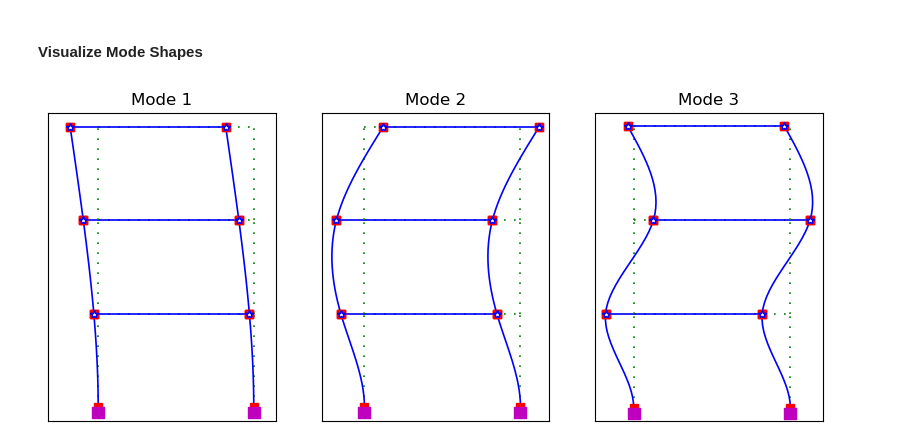
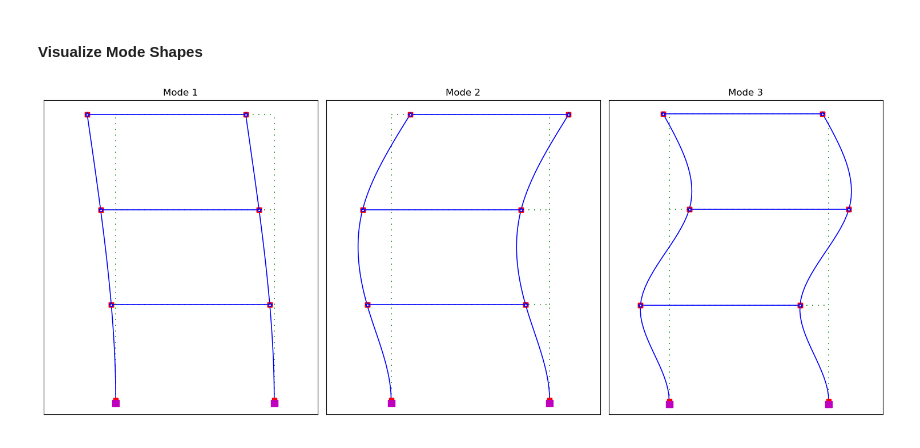
Before and after one commit to hkaragah/hkaragah.github.io, a Jupyter notebook: _sources/structure/opensees/two_story_mrf.ipynb, the cells around one changed output. Drawn from its saved outputs; the diff is of its cells as text; code cells hidden in the pictures.

```diff
--- a/_sources/structure/opensees/two_story_mrf.ipynb
+++ b/_sources/structure/opensees/two_story_mrf.ipynb
@@ -452,7 +453,20 @@ Computed gravity load from reactions: 405.0 kips
 # %% [markdown]
 #### Visualize Results
 # %%
-import opsvis as opsv
+fig, axes = plt.subplots(1, 3, figsize=(15, 6))
+axes = axes.flatten()
 
-opsv.plot_model()
+for i, ax in enumerate(axes):
+    match i:
+        case 0:
+            opsv.plot_model(ax=ax)
+        case 1:
+            opsv.plot_defo(ax=ax)
+            pass
+        case 2:
+            opsv.plot_load(ax=ax)
+    ax.xaxis.set_visible(False)
+    ax.yaxis.set_visible(False)
+plt.tight_layout()
+plt.show()
 # %% [output]
@@ -470,0 +474,15 @@ opsv.section_force_diagram_2d(sf_type='N', sfac=0.1)
+# %%
+fig, axes = plt.subplots(1, 3, figsize=(15, 6))
+axes = axes.flatten()
+sf = ['N', 'V', 'M']
+sfac = [0.2, 0.5, 0.01]
+titles = ['Axial Force Diagram', 'Shear Force Diagram', 'Bending Moment Diagram']
+
+for i, ax in enumerate(axes):
+    opsv.section_force_diagram_2d(ax=ax, sf_type=sf[i], sfac=sfac[i])
+    ax.set_title(titles[i])
+    ax.xaxis.set_visible(False)
+    ax.yaxis.set_visible(False)
+
+plt.tight_layout()
+plt.show()
@@ -551,13 +571,16 @@ Mode 3: Eigenvalue = 17996, Period = 0.0468374 sec
 # %% [markdown]
 #### Visualize Mode Shapes
 # %%
-fig, axes = plt.subplots(1, nEigens, figsize=(10,4))
+fig, axes = plt.subplots(1, nEigens, figsize=(15,6))
 axes = axes.flatten()
 
 for i, ax in enumerate(axes):
     opsv.plot_mode_shape(modeNo=i+1, ax=ax)
     ax.set_title(f'Mode {i+1}')
     ax.xaxis.set_visible(False)
     ax.yaxis.set_visible(False)
+
+plt.tight_layout()
+plt.show()
 # %% [output]
-[figure, old version]
+[figure, new version]
```
Also changed, not shown: parts of 5 cells of this notebook, 6 other files.
